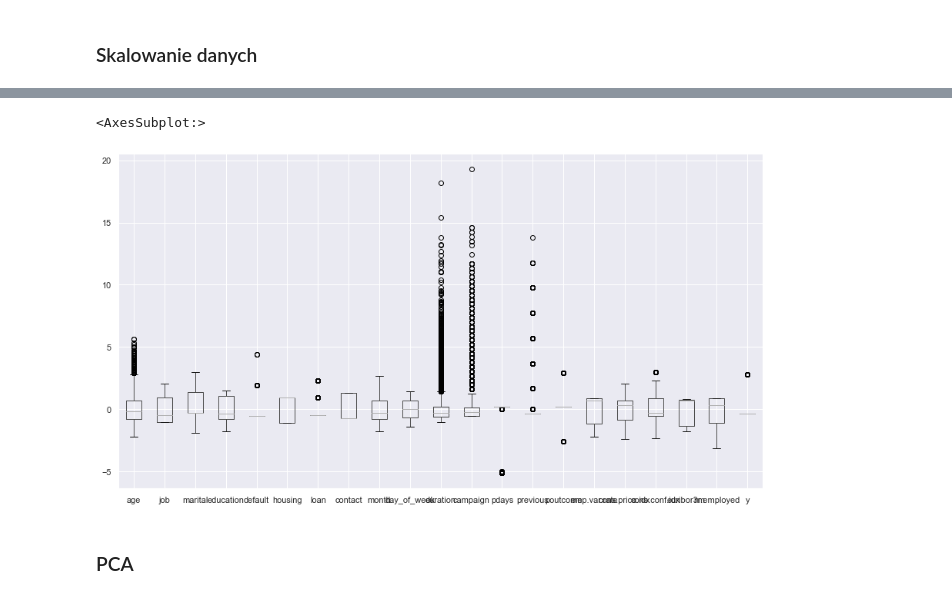
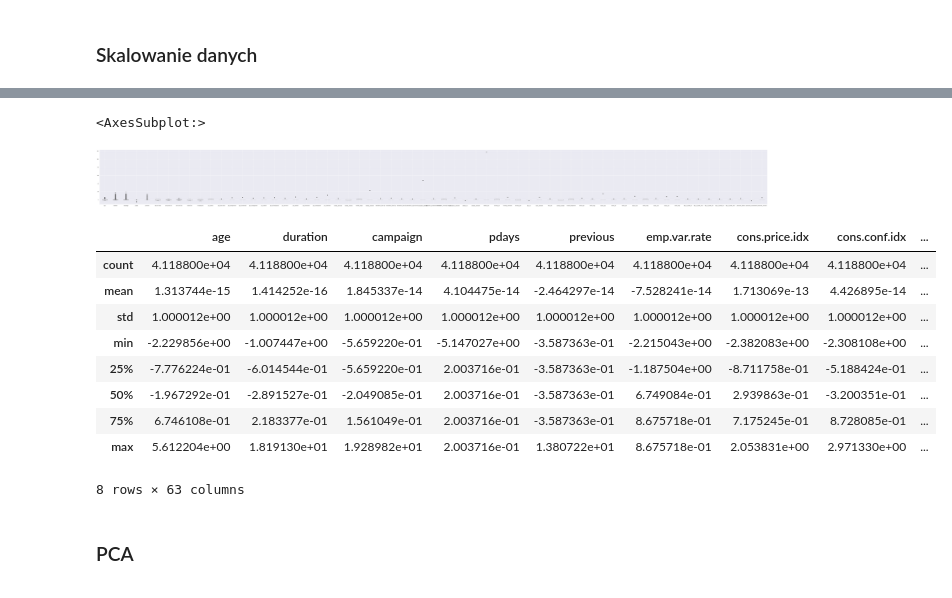
Before and after one commit to marek-dalida/bank-marketing-analysis, a Jupyter notebook: bank-marketing.ipynb, the cells around one changed output, grey strips where cells are left out. Cells and saved outputs as stored; diff of their text form; code cells hidden in the pictures.

```diff
--- a/bank-marketing.ipynb
+++ b/bank-marketing.ipynb
@@ -410,10 +343,23 @@ from sklearn.preprocessing import StandardScaler
 scaler = StandardScaler()
 dataset = pd.DataFrame(scaler.fit_transform(data.values), columns=data.columns, index=data.index)
 # %%
-dataset.boxplot()
+dataset.boxplot(figsize=(120,10))
 # %% [output]
 <AxesSubplot:>
-[figure, old version]
+[figure, new version]
+# %%
+dataset.describe()
+# %% [output]
+|  | age | duration | campaign | pdays | previous | emp.var.rate | cons.price.idx | cons.conf.idx | ... |
+| count | 4.118800e+04 | 4.118800e+04 | 4.118800e+04 | 4.118800e+04 | 4.118800e+04 | 4.118800e+04 | 4.118800e+04 | 4.118800e+04 | ... |
+| mean | 1.313744e-15 | 1.414252e-16 | 1.845337e-14 | 4.104475e-14 | -2.464297e-14 | -7.528241e-14 | 1.713069e-13 | 4.426895e-14 | ... |
+| std | 1.000012e+00 | 1.000012e+00 | 1.000012e+00 | 1.000012e+00 | 1.000012e+00 | 1.000012e+00 | 1.000012e+00 | 1.000012e+00 | ... |
+| min | -2.229856e+00 | -1.007447e+00 | -5.659220e-01 | -5.147027e+00 | -3.587363e-01 | -2.215043e+00 | -2.382083e+00 | -2.308108e+00 | ... |
+| 25% | -7.776224e-01 | -6.014544e-01 | -5.659220e-01 | 2.003716e-01 | -3.587363e-01 | -1.187504e+00 | -8.711758e-01 | -5.188424e-01 | ... |
+| 50% | -1.967292e-01 | -2.891527e-01 | -2.049085e-01 | 2.003716e-01 | -3.587363e-01 | 6.749084e-01 | 2.939863e-01 | -3.200351e-01 | ... |
+| 75% | 6.746108e-01 | 2.183377e-01 | 1.561049e-01 | 2.003716e-01 | -3.587363e-01 | 8.675718e-01 | 7.175245e-01 | 8.728085e-01 | ... |
+| max | 5.612204e+00 | 1.819130e+01 | 1.928982e+01 | 2.003716e-01 | 1.380722e+01 | 8.675718e-01 | 2.053831e+00 | 2.971330e+00 | ... |
+8 rows × 63 columns
 # %% [markdown]
 ### PCA
 # %%
```
Also changed, not shown: parts of 38 cells of this notebook.
